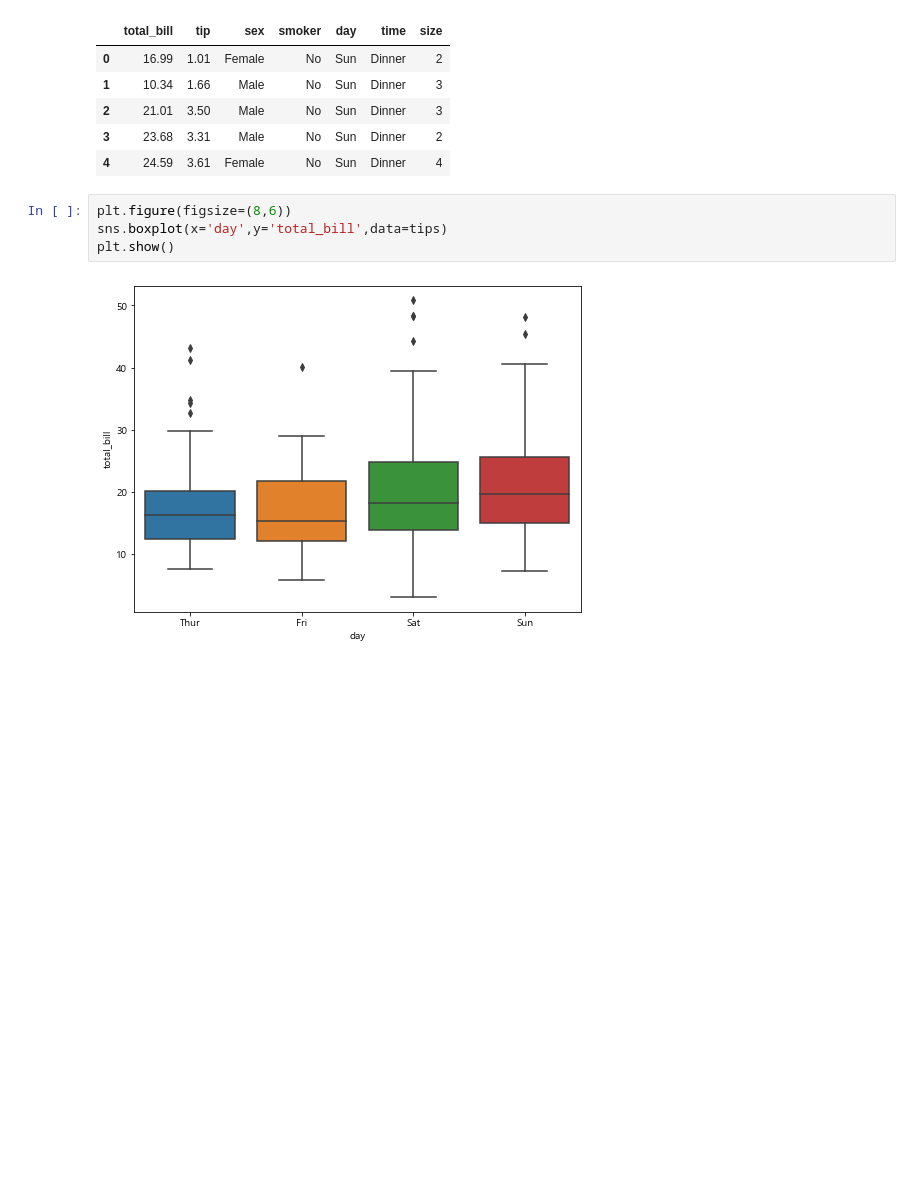
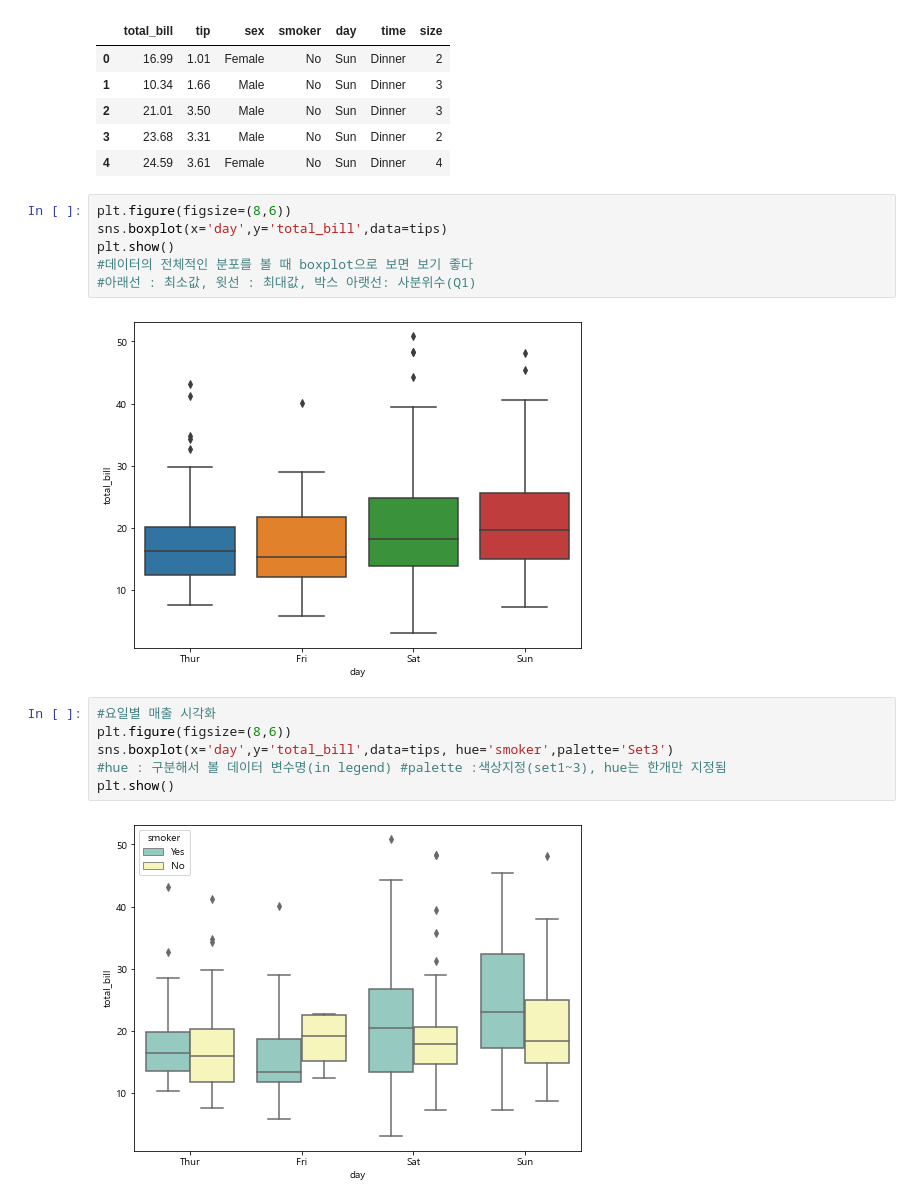
Before and after one commit to sso8910/Python, a Jupyter notebook: 분석및시각화/20220923_유방암data.ipynb, the cells around one changed output. Saved outputs shown, nothing was run; the diff lists cells and outputs as text; blank space fills up the shorter version.

```diff
--- a/분석및시각화/20220923_유방암data.ipynb
+++ b/분석및시각화/20220923_유방암data.ipynb
@@ -137,5 +137,15 @@ tips.head()
 plt.figure(figsize=(8,6))
 sns.boxplot(x='day',y='total_bill',data=tips)
 plt.show()
+#데이터의 전체적인 분포를 볼 때 boxplot으로 보면 보기 좋다
+#아래선 : 최소값, 윗선 : 최대값, 박스 아랫선: 사분위수(Q1)
 # %% [output]
 [figure]
+# %%
+#요일별 매출 시각화
+plt.figure(figsize=(8,6))
+sns.boxplot(x='day',y='total_bill',data=tips, hue='smoker',palette='Set3')
+#hue : 구분해서 볼 데이터 변수명(in legend) #palette :색상지정(set1~3), hue는 한개만 지정됨
+plt.show()
+# %% [output]
+[figure, added]
```
Also changed, not shown: parts of 15 cells of this notebook, 1 other file.
